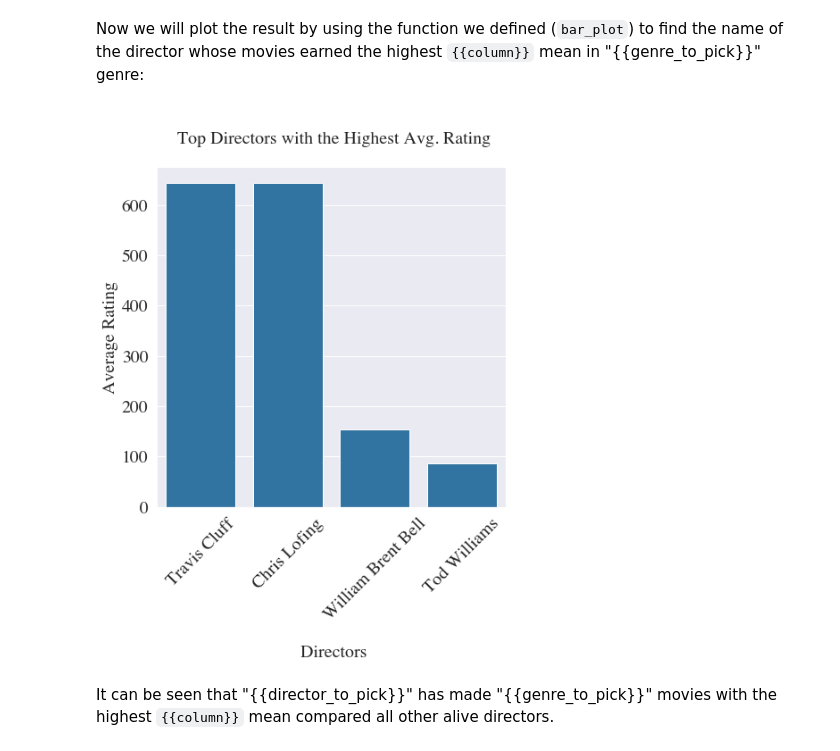
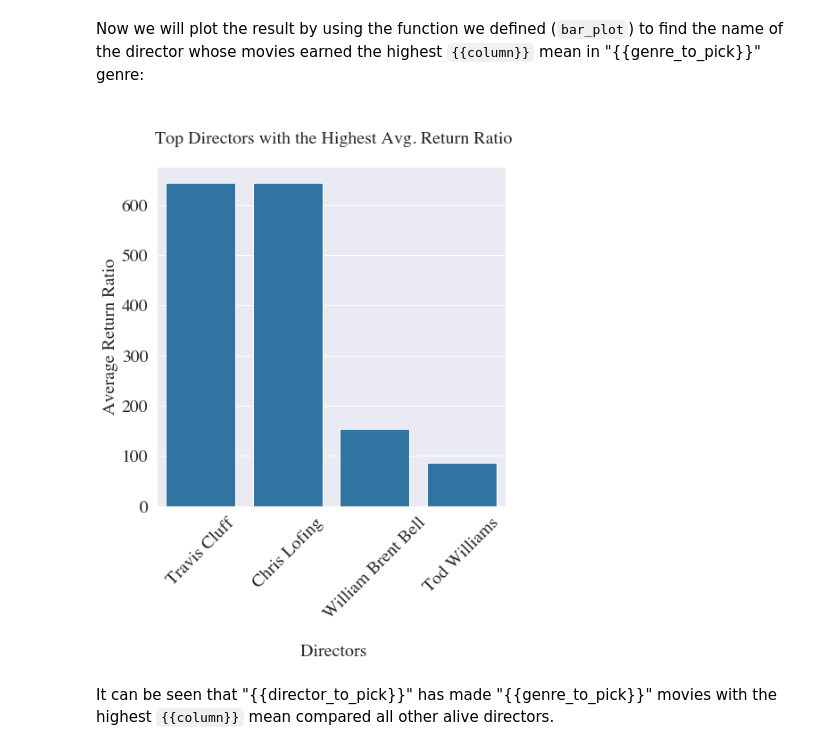
Before and after one commit to miladshiraniUCB/Potential-Movie-Studios-Director-Genre-Recommendations-, a Jupyter notebook: student.ipynb, the cells around one changed output. Saved outputs shown, nothing was run; the diff lists cells and outputs as text; code cells hidden in the pictures.

```diff
--- a/student.ipynb
+++ b/student.ipynb
@@ -744,14 +742,14 @@ top_directors.reset_index(inplace = True, drop = True)
 Now we will plot the result by using the function we defined (`bar_plot`) to find the name of the director whose movies earned the highest `{{column}}` mean in "{{genre_to_pick}}" genre:
 # %%
 bar_plot(top_directors, "primary_name", column
-                 , "Directors", "Average Rating"
+                 , "Directors", "Average Return Ratio"
                  , 45
                  , 0
-                 , "Directors", "Avg. Rating"
+                 , "Directors", "Avg. Return Ratio"
                  ,  20
                  , (7,7))
 # %% [output]
-[figure, old version]
+[figure, new version]
 # %% [markdown]
 It can be seen that "{{director_to_pick}}" has made "{{genre_to_pick}}" movies with the highest `{{column}}` mean compared all other alive directors.
 # %%
```
Also changed, not shown: parts of 19 cells of this notebook.
